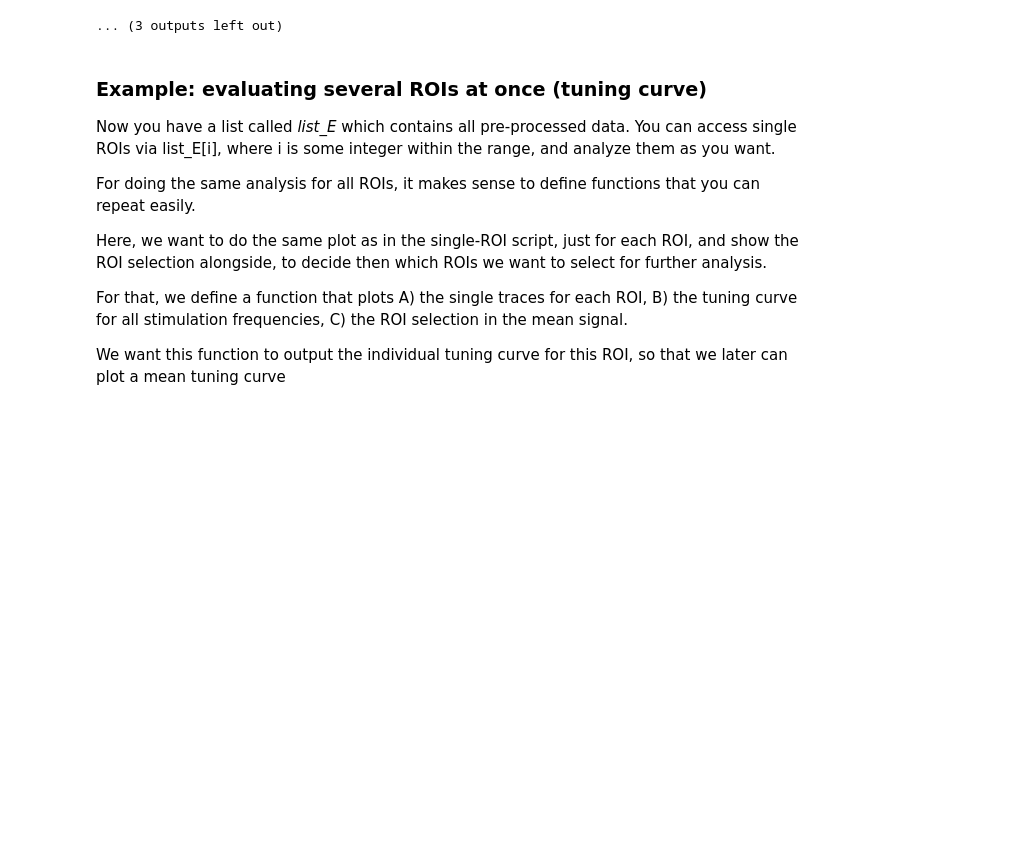
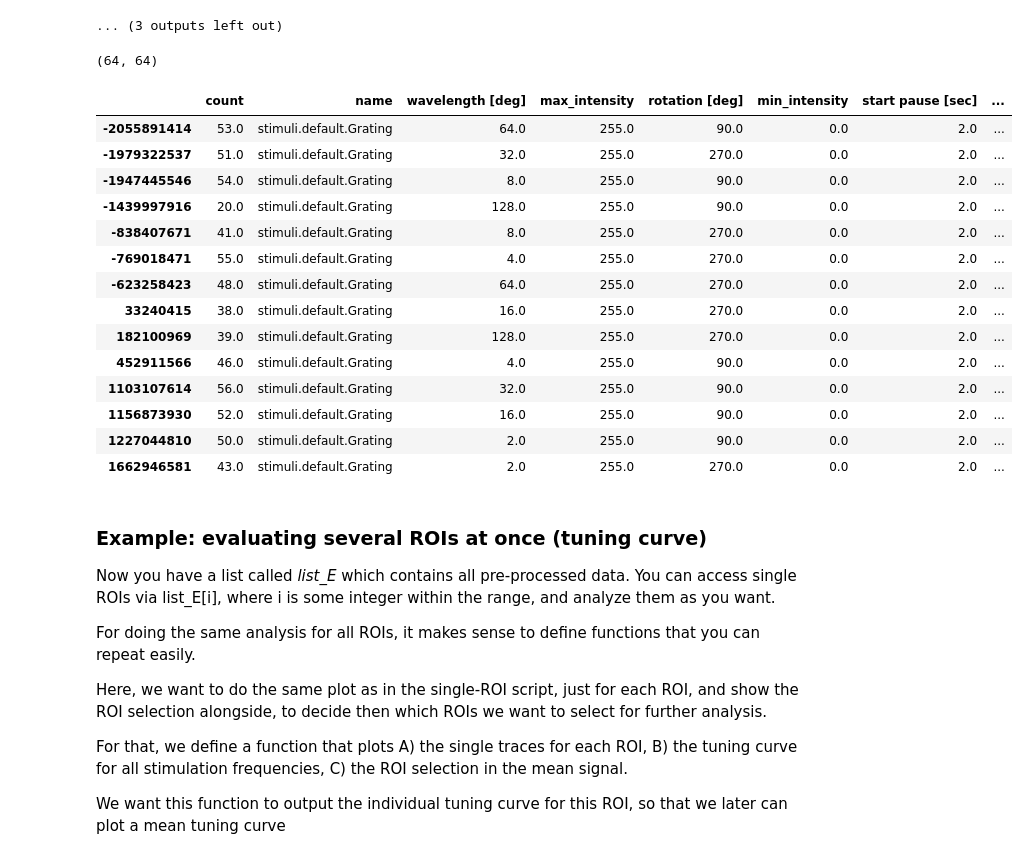
Before and after one commit to meiermatth/Analysis, a Jupyter notebook: pop_sp_freq_tuning analysis.ipynb, the cells around one changed output. Drawn from its saved outputs; the diff is of its cells as text; code cells hidden in the pictures; blank space fills up the shorter version.

```diff
--- a/pop_sp_freq_tuning analysis.ipynb
+++ b/pop_sp_freq_tuning analysis.ipynb
@@ -52,6 +52,28 @@ for E in list_E:
 [figure]
 [figure]
 ... (3 outputs left out)
+# %%
+np.shape(mean_signal)
+# %% [output]
+(64, 64)
+# %%
+E.d_stimulus_parameters
+# %% [output]
+|  | count | name | wavelength [deg] | max_intensity | rotation [deg] | min_intensity | start pause [sec] | ... |
+| -2055891414 | 53.0 | stimuli.default.Grating | 64.0 | 255.0 | 90.0 | 0.0 | 2.0 | ... |
+| -1979322537 | 51.0 | stimuli.default.Grating | 32.0 | 255.0 | 270.0 | 0.0 | 2.0 | ... |
+| -1947445546 | 54.0 | stimuli.default.Grating | 8.0 | 255.0 | 90.0 | 0.0 | 2.0 | ... |
+| -1439997916 | 20.0 | stimuli.default.Grating | 128.0 | 255.0 | 90.0 | 0.0 | 2.0 | ... |
+| -838407671 | 41.0 | stimuli.default.Grating | 8.0 | 255.0 | 270.0 | 0.0 | 2.0 | ... |
+| -769018471 | 55.0 | stimuli.default.Grating | 4.0 | 255.0 | 270.0 | 0.0 | 2.0 | ... |
+| -623258423 | 48.0 | stimuli.default.Grating | 64.0 | 255.0 | 270.0 | 0.0 | 2.0 | ... |
+| 33240415 | 38.0 | stimuli.default.Grating | 16.0 | 255.0 | 270.0 | 0.0 | 2.0 | ... |
+| 182100969 | 39.0 | stimuli.default.Grating | 128.0 | 255.0 | 270.0 | 0.0 | 2.0 | ... |
+| 452911566 | 46.0 | stimuli.default.Grating | 4.0 | 255.0 | 90.0 | 0.0 | 2.0 | ... |
+| 1103107614 | 56.0 | stimuli.default.Grating | 32.0 | 255.0 | 90.0 | 0.0 | 2.0 | ... |
+| 1156873930 | 52.0 | stimuli.default.Grating | 16.0 | 255.0 | 90.0 | 0.0 | 2.0 | ... |
+| 1227044810 | 50.0 | stimuli.default.Grating | 2.0 | 255.0 | 90.0 | 0.0 | 2.0 | ... |
+| 1662946581 | 43.0 | stimuli.default.Grating | 2.0 | 255.0 | 270.0 | 0.0 | 2.0 | ... |
 # %% [markdown]
 ### Example: evaluating several ROIs at once (tuning curve)
 
```
Also changed, not shown: parts of 3 cells of this notebook, 2 other files.
